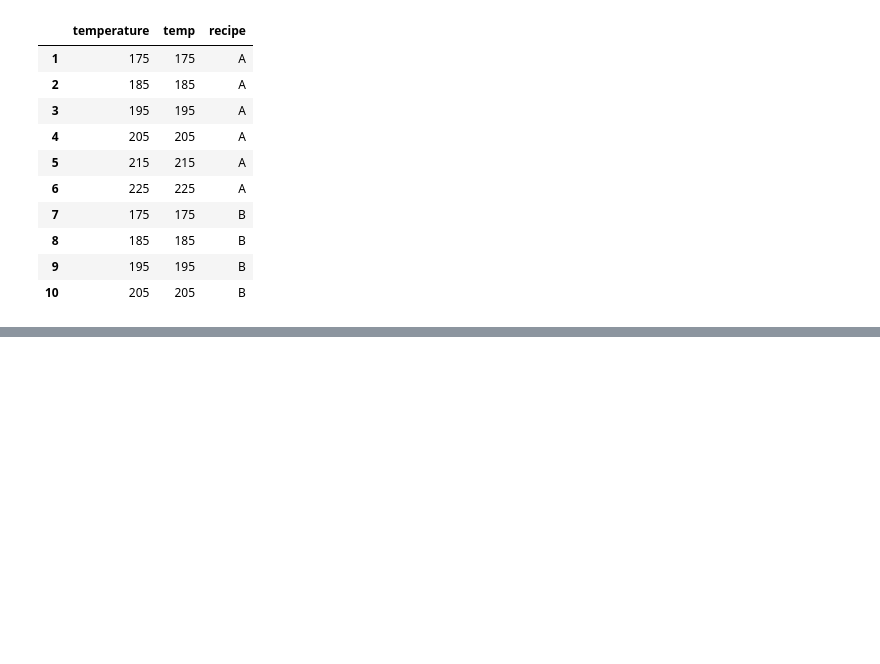
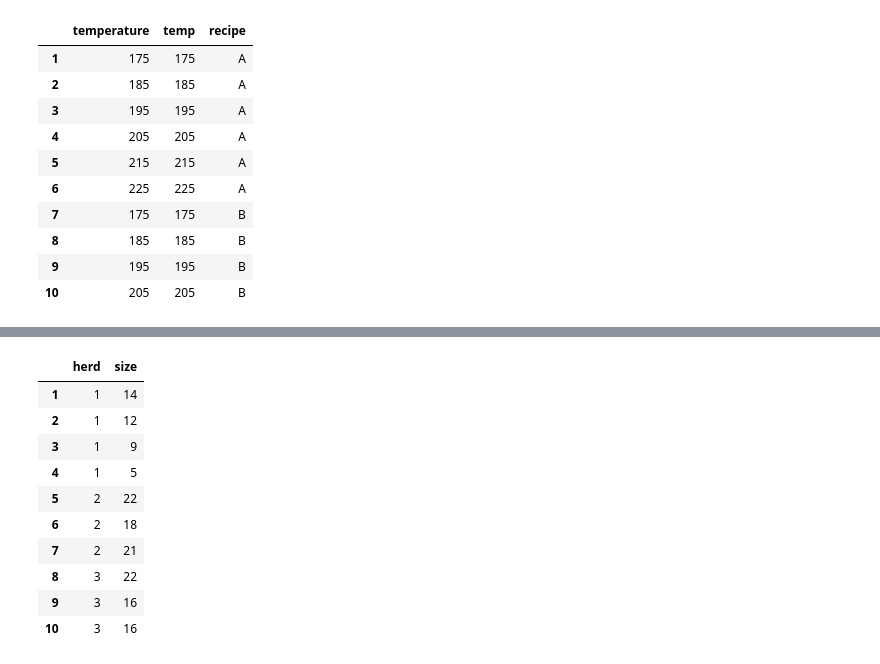
Before and after one commit to kabeer1984/PIIT, a Jupyter notebook: py/assign/practice3.ipynb, the cells around one changed output, grey strips where cells are left out. Saved outputs shown, nothing was run; the diff lists cells and outputs as text; code cells hidden in the pictures; blank space fills up the shorter version.

```diff
--- a/py/assign/practice3.ipynb
+++ b/py/assign/practice3.ipynb
@@ -170,0 +199,14 @@ NameError: name 'cbpp' is not defined
+# %%
+cbpp[["herd","size"]].head(10)
+# %% [output]
+|  | herd | size |
+| 1 | 1 | 14 |
+| 2 | 1 | 12 |
+| 3 | 1 | 9 |
+| 4 | 1 | 5 |
+| 5 | 2 | 22 |
+| 6 | 2 | 18 |
+| 7 | 2 | 21 |
+| 8 | 3 | 22 |
+| 9 | 3 | 16 |
+| 10 | 3 | 16 |
```
Also changed, not shown: parts of 6 cells of this notebook, 1 other file.
